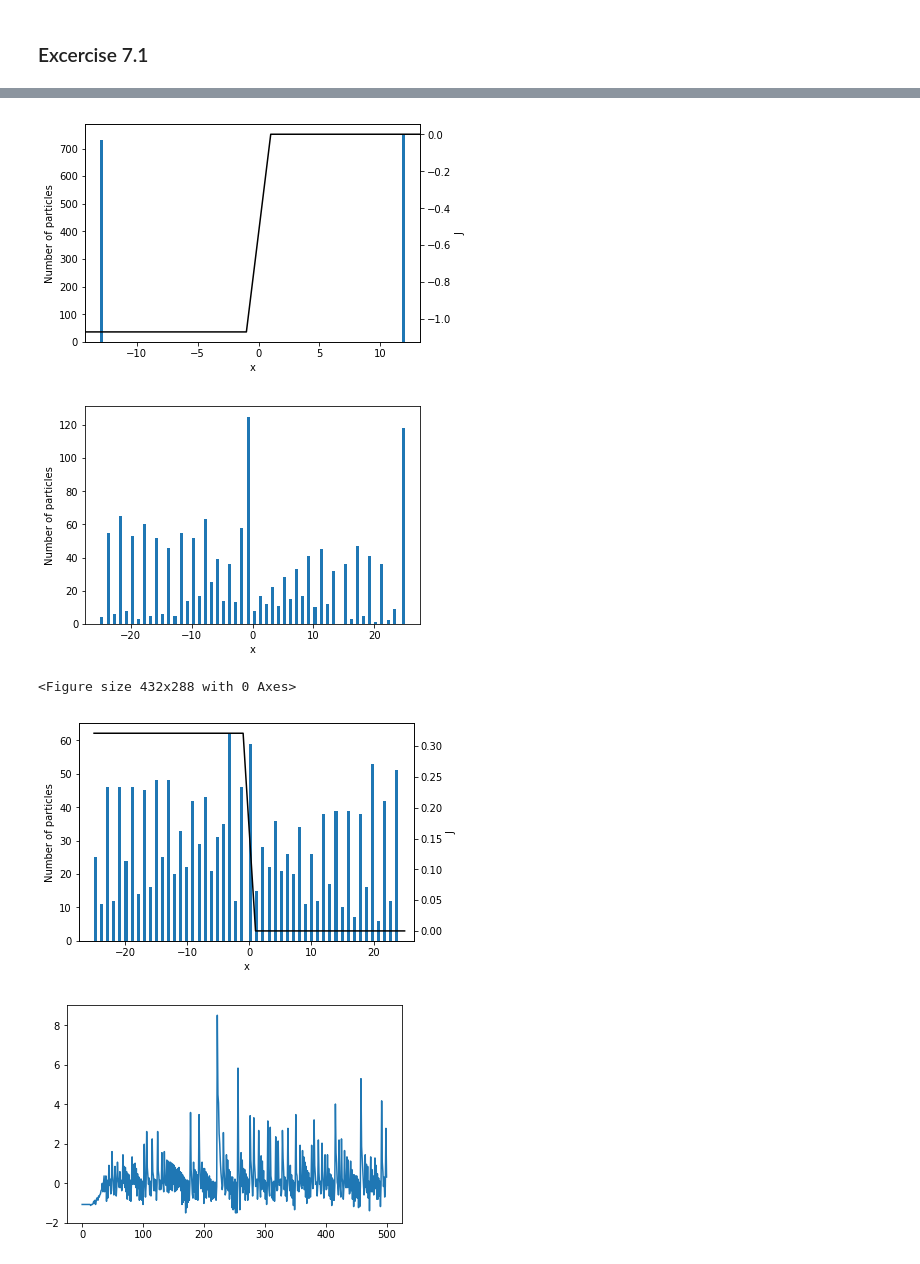
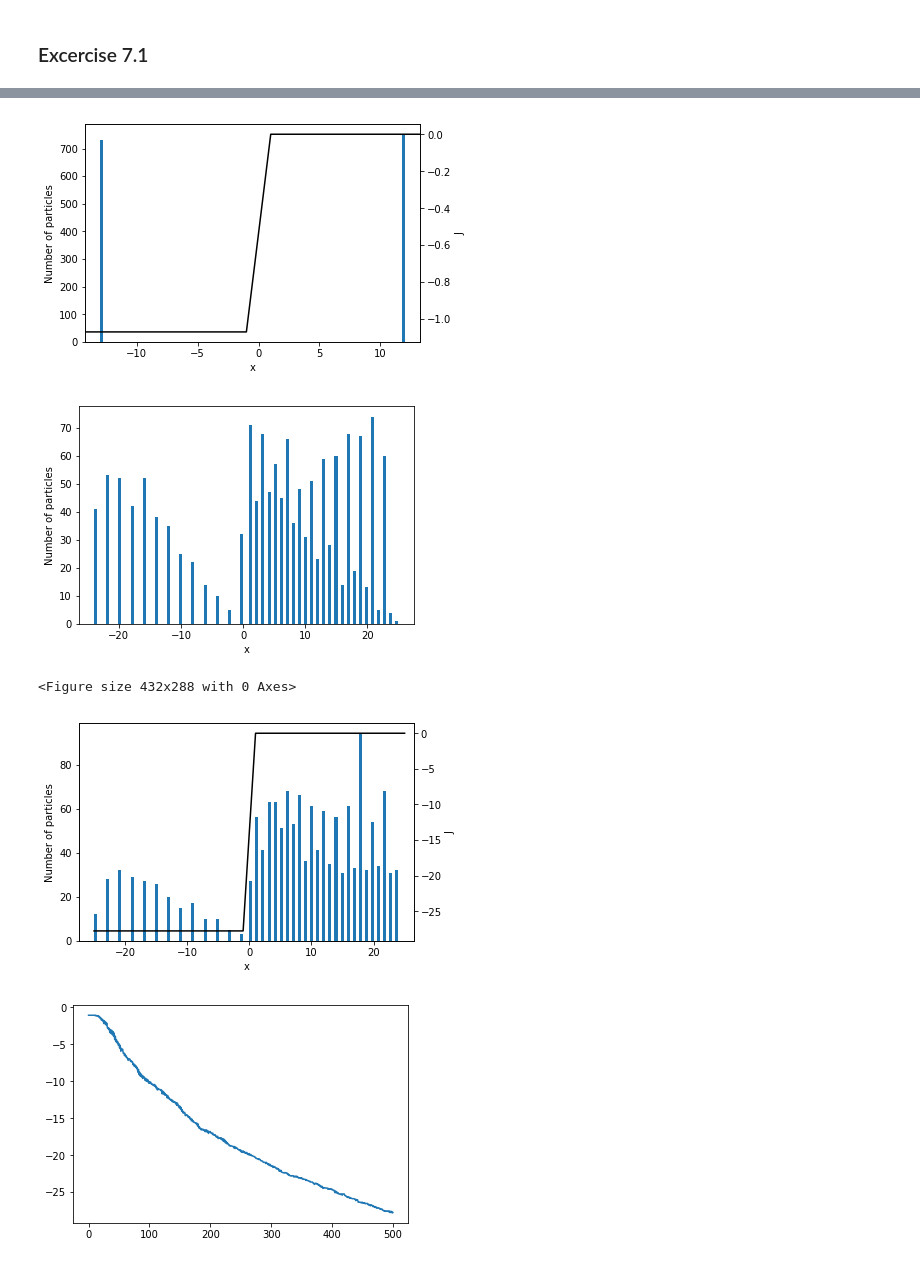
Before and after one commit to marliu97/VitberProsjekt3, a Jupyter notebook: Prosjekt3.ipynb, the cells around one changed output, grey strips where cells are left out. Drawn from its saved outputs; the diff is of its cells as text; code cells hidden in the pictures.

```diff
--- a/Prosjekt3.ipynb
+++ b/Prosjekt3.ipynb
@@ -293,40 +266,15 @@ def calculate_normalized_potential(x, K_in, Na_in, membrane_pot):
 
 def step(V_minus, V_plus):
     r = randint(0, 101) / 100
-    p = 1 / (1 + np.exp(-beta*(V_minus - V_plus)))
+    p = 1 / (1 + np.exp(-(V_minus - V_plus)))
     if r <= p:
+        return 1
+    else:
         return -1
-    else:
-        return 1
+
 
 def plot_distribution2(V0, title):
     x = np.linspace(-L/2, L/2, L+1)   # x-values that is used as a basis for the potential vector
-    """
-    dist_K = np.zeros(L+1)
-    dist_Na = np.zeros(L+1)
-    dist_K[L//4]=K_out_init
-    dist_K[3*L//4]=K_in_init
-    dist_Na[L//4]=Na_out_init
-    dist_Na[3*L//4]=Na_in_init
-
-    pot = calculate_normalized_potential(x, K_in_init, Na_in_init, V0)
-
-    for t in range(time_steps):
-        dist_K_new = dist_K.copy()
-        dist_Na_new = dist_Na.copy()
-        for i in range(len(dist_K)):
-            for j in range(int(dist_K[i])):
-                dist_K_new[i + step(pot[i-1], pot[i+1])] += 1
-                print("K")
-            for j in range(int(dist_Na[i])):
-                dist_Na_new[i + step(pot[i-1], pot[i+1])] += 1
-                print("N")
-        dist_K = dist_K_new
-        dist_Na = dist_Na_new
-        K_in = np.sum(dist_K_new[:len(dist_K_new)//2])
-        Na_in = np.sum(dist_Na_new[:len(x)//2-1])
-        pot = calculate_normalized_potential(x, K_in, Na_in, V0)
-    """
 
     dist_K = np.empty(K_out_init + K_in_init)
     dist_K.fill(-L//4)
@@ -339,13 +287,13 @@ def plot_distribution2(V0, title):
 
     pot = calculate_normalized_potential(x, K_in_init, Na_in_init, V0)
 
+    # Plotting the potential
     dist = np.append(dist_K, dist_Na)
     fig, ax1 = plt.subplots()
     ax1.hist(dist, bins=100, label="Particle distribution")
     ax1.set_xlabel("x")
     ax1.set_ylabel("Number of particles")
 
-    # Plotting the potential
     mi, ma = plt.xlim()
     ax2 = ax1.twinx()
     ax2.plot(x, pot, "k-", label=r"$\beta k$")
@@ -370,15 +318,9 @@ def plot_distribution2(V0, title):
                 dist_Na[j]+=step(pot[int(dist_Na[j])-1], pot[int(dist_Na[j])+1])
         K_in = len([1 for n in dist_K if n<-1])
         Na_in = len([1 for n in dist_Na if n<-1])
+        print(Na_in+K_in)
         pot = calculate_normalized_potential(x, K_in, Na_in, V0)
         pot_vec = np.append(pot_vec, [pot[2]])
-        if t == 250:
-            print("250")
-            dist = np.append(dist_K, dist_Na)
-            fig, ax1 = plt.subplots()
-            ax1.hist(dist, bins=100, label="Particle distribution")
-            ax1.set_xlabel("x")
-            ax1.set_ylabel("Number of particles")
 
 
     plt.figure(title)
@@ -426,6 +381,6 @@ hei
 hei
 [figure]
-[figure, old version]
+[figure, new version]
 <Figure size 432x288 with 0 Axes>
-[figure, old version]
+[figure, new version]
-[figure, old version]
+[figure, new version]
```
Also changed, not shown: parts of 2 cells of this notebook.
